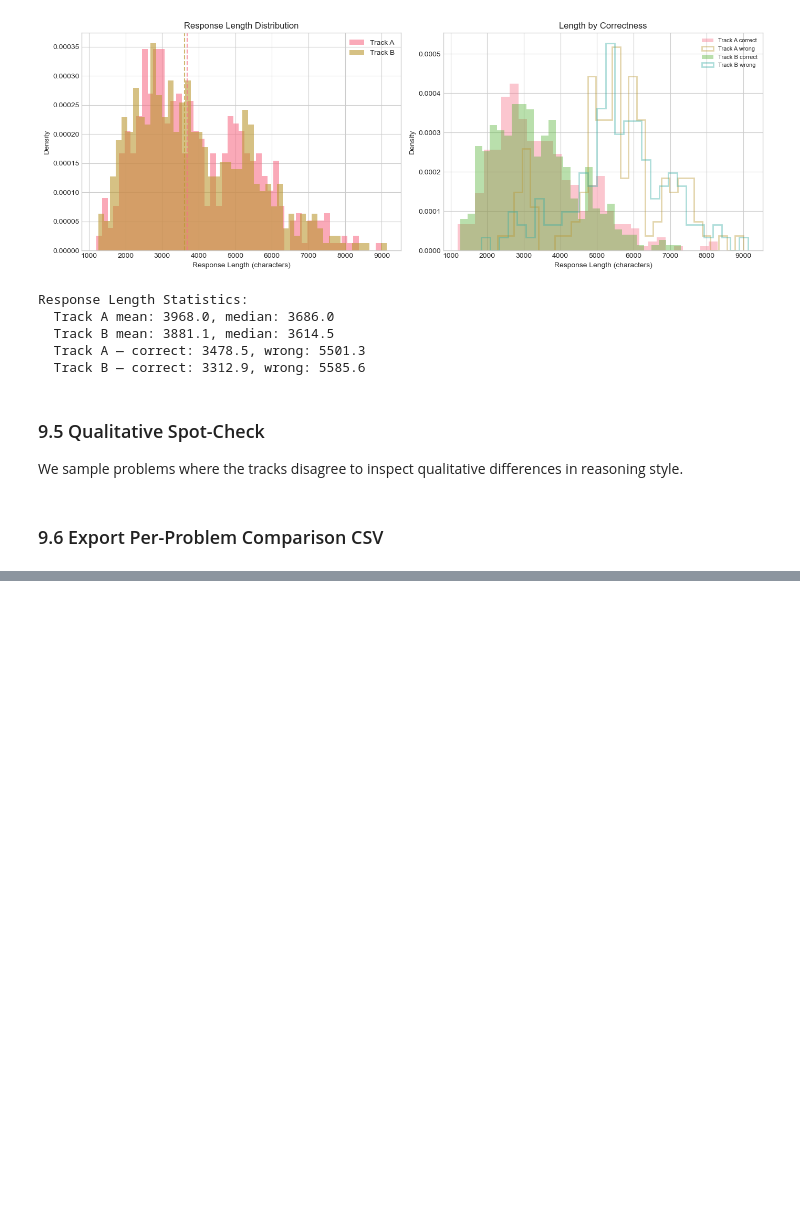
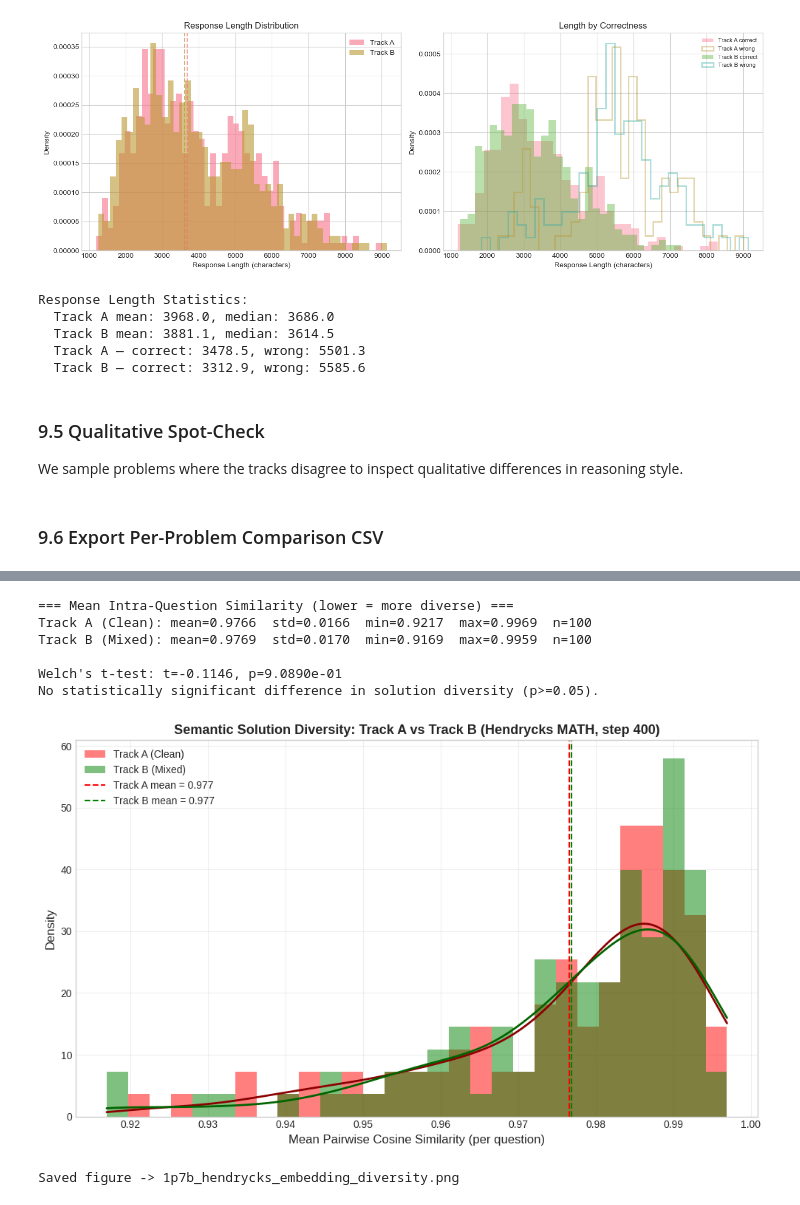
Before and after one commit to cfw20/cs224r-project-e3, a Jupyter notebook: notebooks/rlad_analysis_hendrycks.ipynb, the cells around one changed output, grey strips where cells are left out. Drawn from its saved outputs; the diff is of its cells as text; code cells hidden in the pictures; blank space fills up the shorter version.

```diff
--- a/notebooks/rlad_analysis_hendrycks.ipynb
+++ b/notebooks/rlad_analysis_hendrycks.ipynb
@@ -1897,0 +1780,69 @@ print(export_df.head().to_string())
+# %%
+import pandas as pd
+import numpy as np
+import matplotlib.pyplot as plt
+from scipy import stats
+
+# Load the diversity results
+df_div = pd.read_csv(os.path.join("diversity_1p7b_hendrycks", "embedding_diversity_results.csv"))
+
+div_a = df_div[df_div["track"] == "A"]["mean_similarity"]
+div_b = df_div[df_div["track"] == "B"]["mean_similarity"]
+
+print("=== Mean Intra-Question Similarity (lower = more diverse) ===")
+print(f"Track A (Clean): mean={div_a.mean():.4f}  std={div_a.std():.4f}  "
+      f"min={div_a.min():.4f}  max={div_a.max():.4f}  n={len(div_a)}")
+print(f"Track B (Mixed): mean={div_b.mean():.4f}  std={div_b.std():.4f}  "
+      f"min={div_b.min():.4f}  max={div_b.max():.4f}  n={len(div_b)}")
+
+# Welch's t-test (does not assume equal variance)
+t_stat, p_val = stats.ttest_ind(div_a, div_b, equal_var=False)
+print(f"\nWelch's t-test: t={t_stat:.4f}, p={p_val:.4e}")
+if p_val < 0.05:
+    more_diverse = "Track A" if div_a.mean() < div_b.mean() else "Track B"
+    print(f"Statistically significant difference (p<0.05). {more_diverse} has MORE diverse solutions.")
+else:
+    print("No statistically significant difference in solution diversity (p>=0.05).")
+
+# Plot overlapping density histograms
+fig, ax = plt.subplots(figsize=(10, 6))
+bins = np.linspace(
+    min(div_a.min(), div_b.min()),
+    max(div_a.max(), div_b.max()),
+    30,
+)
+ax.hist(div_a, bins=bins, alpha=0.5, color="red", density=True, label="Track A (Clean)")
+ax.hist(div_b, bins=bins, alpha=0.5, color="green", density=True, label="Track B (Mixed)")
+
+# Density curves (KDE)
+for data, color in [(div_a, "darkred"), (div_b, "darkgreen")]:
+    kde = stats.gaussian_kde(data)
+    xs = np.linspace(bins[0], bins[-1], 200)
+    ax.plot(xs, kde(xs), color=color, linewidth=2)
+
+# Mean lines
+ax.axvline(div_a.mean(), color="red", linestyle="--", linewidth=1.5,
+           label=f"Track A mean = {div_a.mean():.3f}")
+ax.axvline(div_b.mean(), color="green", linestyle="--", linewidth=1.5,
+           label=f"Track B mean = {div_b.mean():.3f}")
+
+ax.set_xlabel("Mean Pairwise Cosine Similarity (per question)", fontsize=12)
+ax.set_ylabel("Density", fontsize=12)
+ax.set_title("Semantic Solution Diversity: Track A vs Track B (Hendrycks MATH, step 400)",
+             fontsize=13, fontweight="bold")
+ax.legend(fontsize=10)
+ax.grid(True, alpha=0.3)
+
+plt.tight_layout()
+plt.savefig("1p7b_hendrycks_embedding_diversity.png", dpi=150, bbox_inches="tight")
+plt.show()
+print("\nSaved figure -> 1p7b_hendrycks_embedding_diversity.png")
+# %% [output]
+=== Mean Intra-Question Similarity (lower = more diverse) ===
+Track A (Clean): mean=0.9766  std=0.0166  min=0.9217  max=0.9969  n=100
+Track B (Mixed): mean=0.9769  std=0.0170  min=0.9169  max=0.9959  n=100
+
+Welch's t-test: t=-0.1146, p=9.0890e-01
+No statistically significant difference in solution diversity (p>=0.05).
+[figure, added]
+Saved figure -> 1p7b_hendrycks_embedding_diversity.png
```
Also changed, not shown: parts of 12 cells of this notebook, 25 other files.
